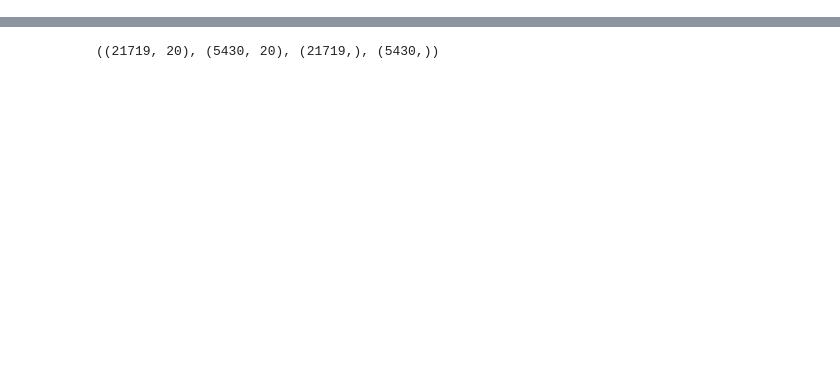
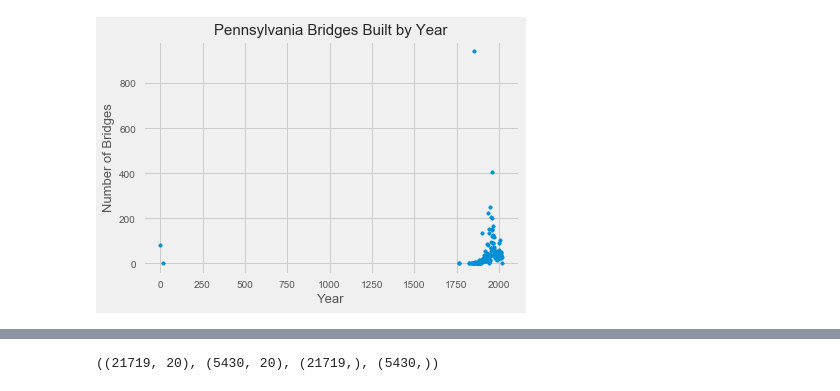
Before and after one commit to Renik313/Capstone, a Jupyter notebook: Current Capstone Clean Notebook.ipynb, the cells around one changed output, grey strips where cells are left out. Cells and saved outputs as stored; diff of their text form; code cells hidden in the pictures; blank space fills up the shorter version.

```diff
--- a/Current Capstone Clean Notebook.ipynb
+++ b/Current Capstone Clean Notebook.ipynb
@@ -40,0 +72,11 @@ def eda_helper(df):
+# %%
+ma_year = dfm.Year_Built.value_counts().sort_index()
+
+plt.scatter(ma_year.index, ma_year, s=12)
+plt.yscale('linear')
+plt.title('Pennsylvania Bridges Built by Year', fontsize=15)
+plt.xlabel('Year', fontsize=13)
+plt.ylabel('Number of Bridges', fontsize=13)
+plt.show()
+# %% [output]
+[figure, added]
```
Also changed, not shown: parts of 39 cells of this notebook, 5 other files.
